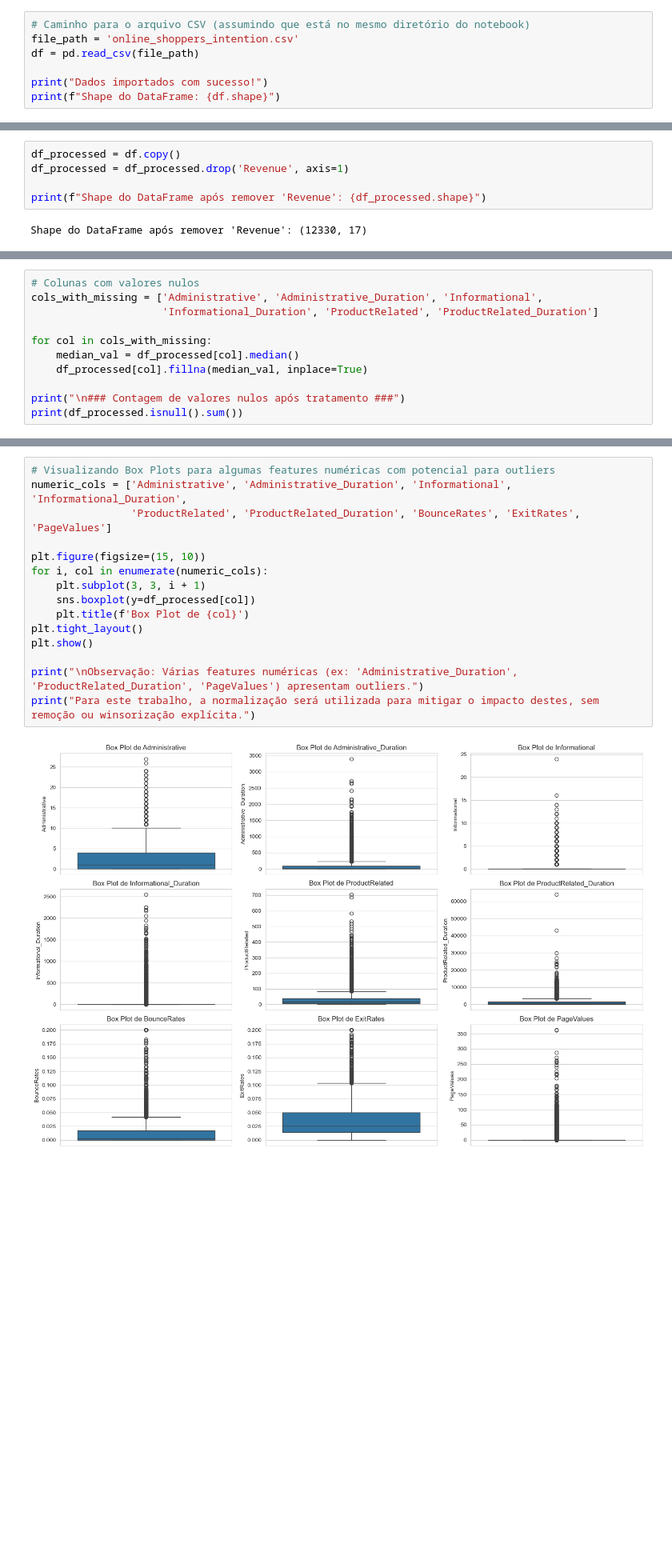
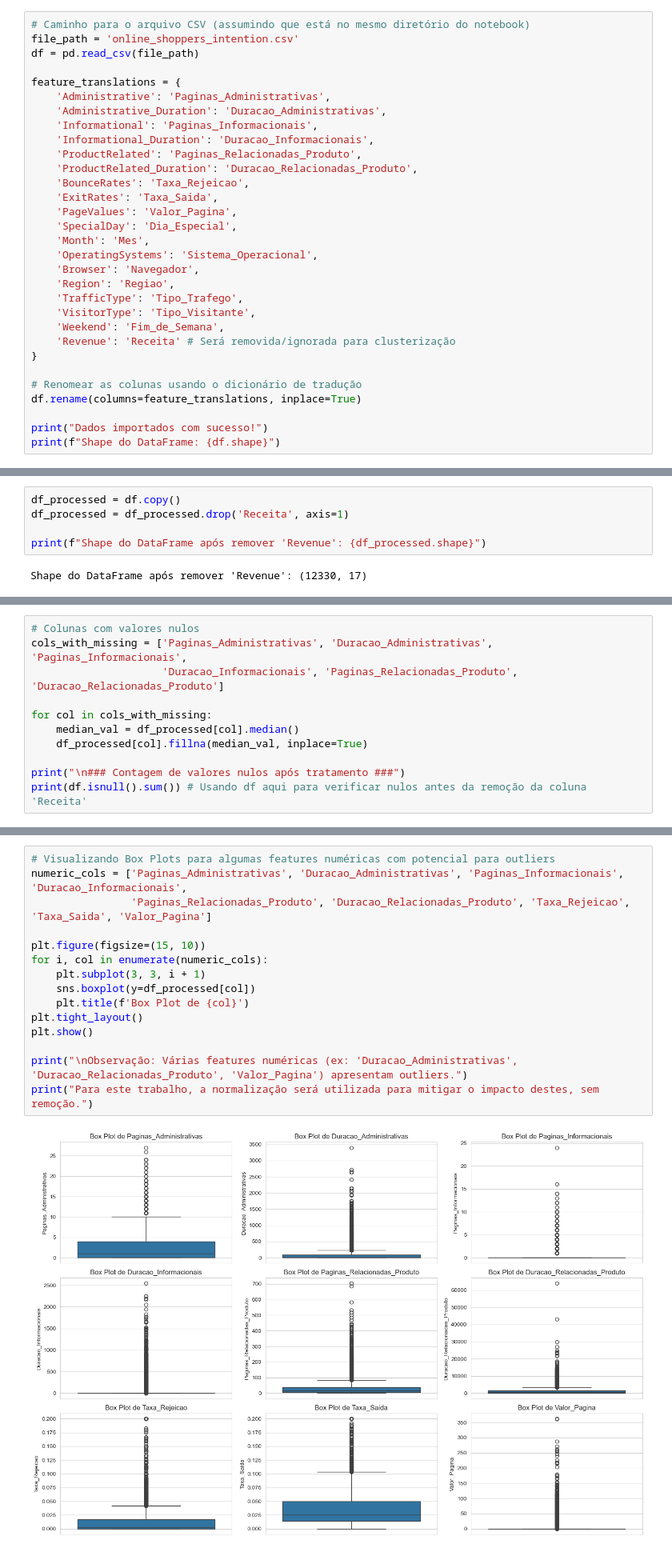
Before and after one commit to MLGODS/Project02-UnsupervisedLearning, a Jupyter notebook: Trabalho_de_Clusterização_de_Comportamento_de_Compras_Online.ipynb, the cells around one changed output, grey strips where cells are left out. Shown at 80% size. Drawn from its saved outputs; the diff is of its cells as text; blank space fills up the shorter version.

```diff
--- a/Trabalho_de_Clusterização_de_Comportamento_de_Compras_Online.ipynb
+++ b/Trabalho_de_Clusterização_de_Comportamento_de_Compras_Online.ipynb
@@ -48,6 +47,30 @@ Primeiro, vamos carregar o dataset `online_shoppers_intention.csv` para um DataF
 file_path = 'online_shoppers_intention.csv'
 df = pd.read_csv(file_path)
 
+feature_translations = {
+    'Administrative': 'Paginas_Administrativas',
+    'Administrative_Duration': 'Duracao_Administrativas',
+    'Informational': 'Paginas_Informacionais',
+    'Informational_Duration': 'Duracao_Informacionais',
+    'ProductRelated': 'Paginas_Relacionadas_Produto',
+    'ProductRelated_Duration': 'Duracao_Relacionadas_Produto',
+    'BounceRates': 'Taxa_Rejeicao',
+    'ExitRates': 'Taxa_Saida',
+    'PageValues': 'Valor_Pagina',
+    'SpecialDay': 'Dia_Especial',
+    'Month': 'Mes',
+    'OperatingSystems': 'Sistema_Operacional',
+    'Browser': 'Navegador',
+    'Region': 'Regiao',
+    'TrafficType': 'Tipo_Trafego',
+    'VisitorType': 'Tipo_Visitante',
+    'Weekend': 'Fim_de_Semana',
+    'Revenue': 'Receita' # Será removida/ignorada para clusterização
+}
+
+# Renomear as colunas usando o dicionário de tradução
+df.rename(columns=feature_translations, inplace=True)
+
 print("Dados importados com sucesso!")
 print(f"Shape do DataFrame: {df.shape}")
 # %% [output]
@@ -120,7 +143,7 @@ Esta etapa é crucial para preparar os dados para os algoritmos de clusterizaç
 Como estamos lidando com um problema de aprendizado não supervisionado (clusterização), a coluna `Revenue` (que seria um *target*) deve ser removida.
 # %%
 df_processed = df.copy()
-df_processed = df_processed.drop('Revenue', axis=1)
+df_processed = df_processed.drop('Receita', axis=1)
 
 print(f"Shape do DataFrame após remover 'Revenue': {df_processed.shape}")
 # %% [output]
@@ -131,14 +154,14 @@ Shape do DataFrame após remover 'Revenue': (12330, 17)
 As colunas `Administrative`, `Administrative_Duration`, `Informational`, `Informational_Duration`, `ProductRelated` e `ProductRelated_Duration` possuem valores nulos. Para este trabalho, optaremos por preencher os valores nulos com a **mediana** de suas respectivas colunas, pois a mediana é menos sensível a outliers do que a média.
 # %%
 # Colunas com valores nulos
-cols_with_missing = ['Administrative', 'Administrative_Duration', 'Informational',
-                     'Informational_Duration', 'ProductRelated', 'ProductRelated_Duration']
+cols_with_missing = ['Paginas_Administrativas', 'Duracao_Administrativas', 'Paginas_Informacionais',
+                     'Duracao_Informacionais', 'Paginas_Relacionadas_Produto', 'Duracao_Relacionadas_Produto']
 
 for col in cols_with_missing:
     median_val = df_processed[col].median()
     df_processed[col].fillna(median_val, inplace=True)
 
 print("\n### Contagem de valores nulos após tratamento ###")
-print(df_processed.isnull().sum())
+print(df.isnull().sum()) # Usando df aqui para verificar nulos antes da remoção da coluna 'Receita'
 # %% [output]
 ### Contagem de valores nulos após tratamento ###
@@ -168,18 +192,18 @@ As features de duração e contagem de páginas (e.g., `Administrative_Duration`
 Para este trabalho, em vez de remover ou transformar os outliers de forma agressiva (o que pode distorcer a distribuição real e a estrutura dos clusters para iniciantes), vamos **observar a distribuição** e confiar que a normalização (StandardScaler) mitigará parte do impacto, ao invés de realizar uma winsorização ou remoção que pode ser mais complexa. No entanto, é importante estar ciente de sua presença.
 # %%
 # Visualizando Box Plots para algumas features numéricas com potencial para outliers
-numeric_cols = ['Administrative', 'Administrative_Duration', 'Informational', 'Informational_Duration',
-                'ProductRelated', 'ProductRelated_Duration', 'BounceRates', 'ExitRates', 'PageValues']
+numeric_cols = ['Paginas_Administrativas', 'Duracao_Administrativas', 'Paginas_Informacionais', 'Duracao_Informacionais',
+                'Paginas_Relacionadas_Produto', 'Duracao_Relacionadas_Produto', 'Taxa_Rejeicao', 'Taxa_Saida', 'Valor_Pagina']
 
 plt.figure(figsize=(15, 10))
 for i, col in enumerate(numeric_cols):
     plt.subplot(3, 3, i + 1)
     sns.boxplot(y=df_processed[col])
     plt.title(f'Box Plot de {col}')
 plt.tight_layout()
 plt.show()
 
-print("\nObservação: Várias features numéricas (ex: 'Administrative_Duration', 'ProductRelated_Duration', 'PageValues') apresentam outliers.")
-print("Para este trabalho, a normalização será utilizada para mitigar o impacto destes, sem remoção ou winsorização explícita.")
+print("\nObservação: Várias features numéricas (ex: 'Duracao_Administrativas', 'Duracao_Relacionadas_Produto', 'Valor_Pagina') apresentam outliers.")
+print("Para este trabalho, a normalização será utilizada para mitigar o impacto destes, sem remoção.")
 # %% [output]
-[figure, old version]
+[figure, new version]
```
Also changed, not shown: parts of 12 cells of this notebook, 1 other file.
